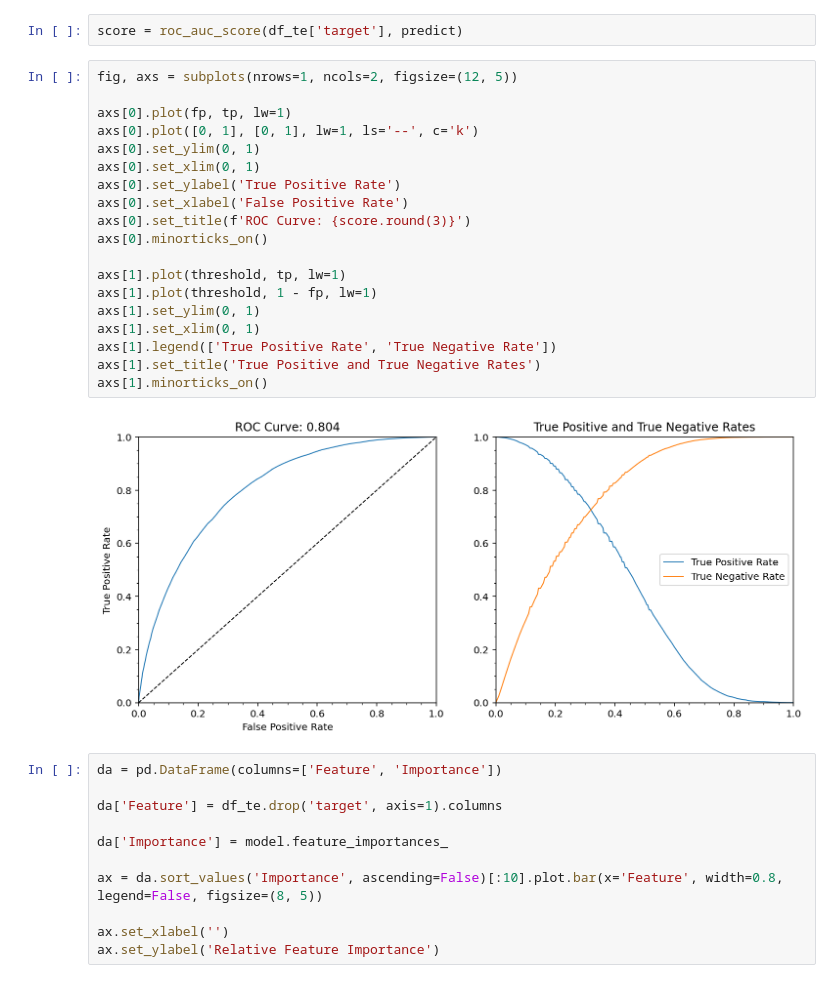
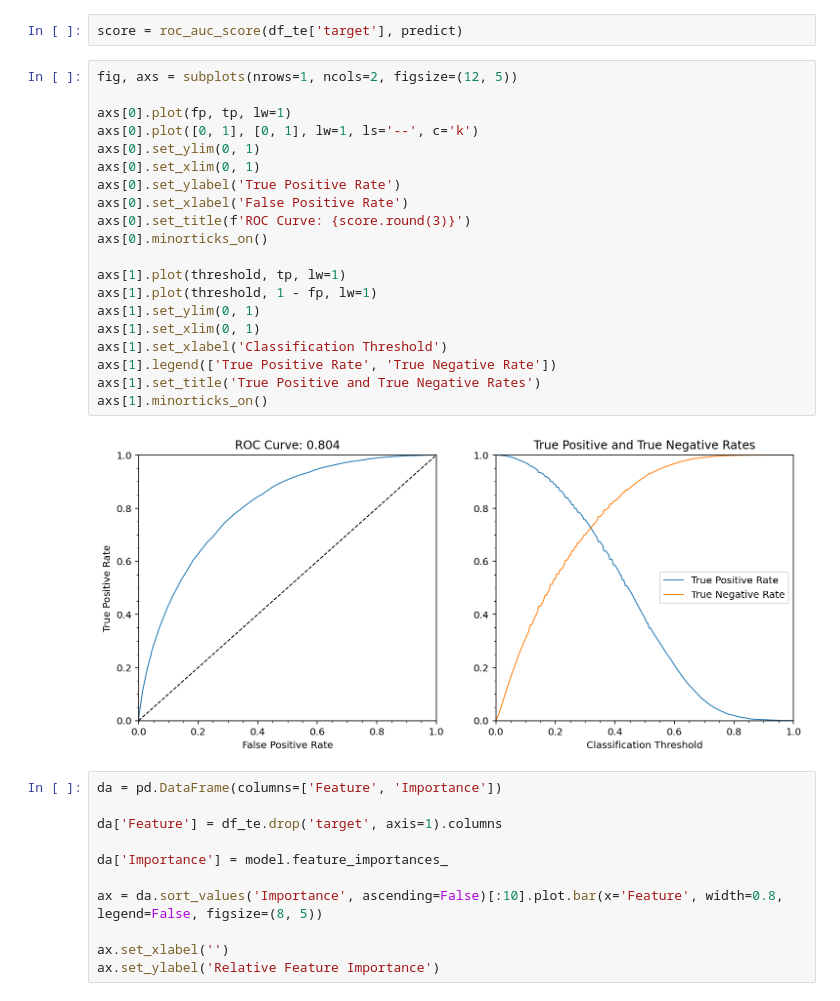
Before and after one commit to kdegrave/kdegrave.github.io, a Jupyter notebook: notebooks/LoanDefaults.ipynb, the cells around one changed output. Cells and saved outputs as stored; diff of their text form.

```diff
--- a/notebooks/LoanDefaults.ipynb
+++ b/notebooks/LoanDefaults.ipynb
@@ -313,24 +313,25 @@ score = roc_auc_score(df_te['target'], predict)
 # %%
 fig, axs = subplots(nrows=1, ncols=2, figsize=(12, 5))
 
 axs[0].plot(fp, tp, lw=1)
 axs[0].plot([0, 1], [0, 1], lw=1, ls='--', c='k')
 axs[0].set_ylim(0, 1)
 axs[0].set_xlim(0, 1)
 axs[0].set_ylabel('True Positive Rate')
 axs[0].set_xlabel('False Positive Rate')
 axs[0].set_title(f'ROC Curve: {score.round(3)}')
 axs[0].minorticks_on()
 
 axs[1].plot(threshold, tp, lw=1)
 axs[1].plot(threshold, 1 - fp, lw=1)
 axs[1].set_ylim(0, 1)
 axs[1].set_xlim(0, 1)
+axs[1].set_xlabel('Classification Threshold')
 axs[1].legend(['True Positive Rate', 'True Negative Rate'])
 axs[1].set_title('True Positive and True Negative Rates')
 axs[1].minorticks_on()
 # %% [output]
-[figure, old version]
+[figure, new version]
 # %%
 da = pd.DataFrame(columns=['Feature', 'Importance'])
 
```
